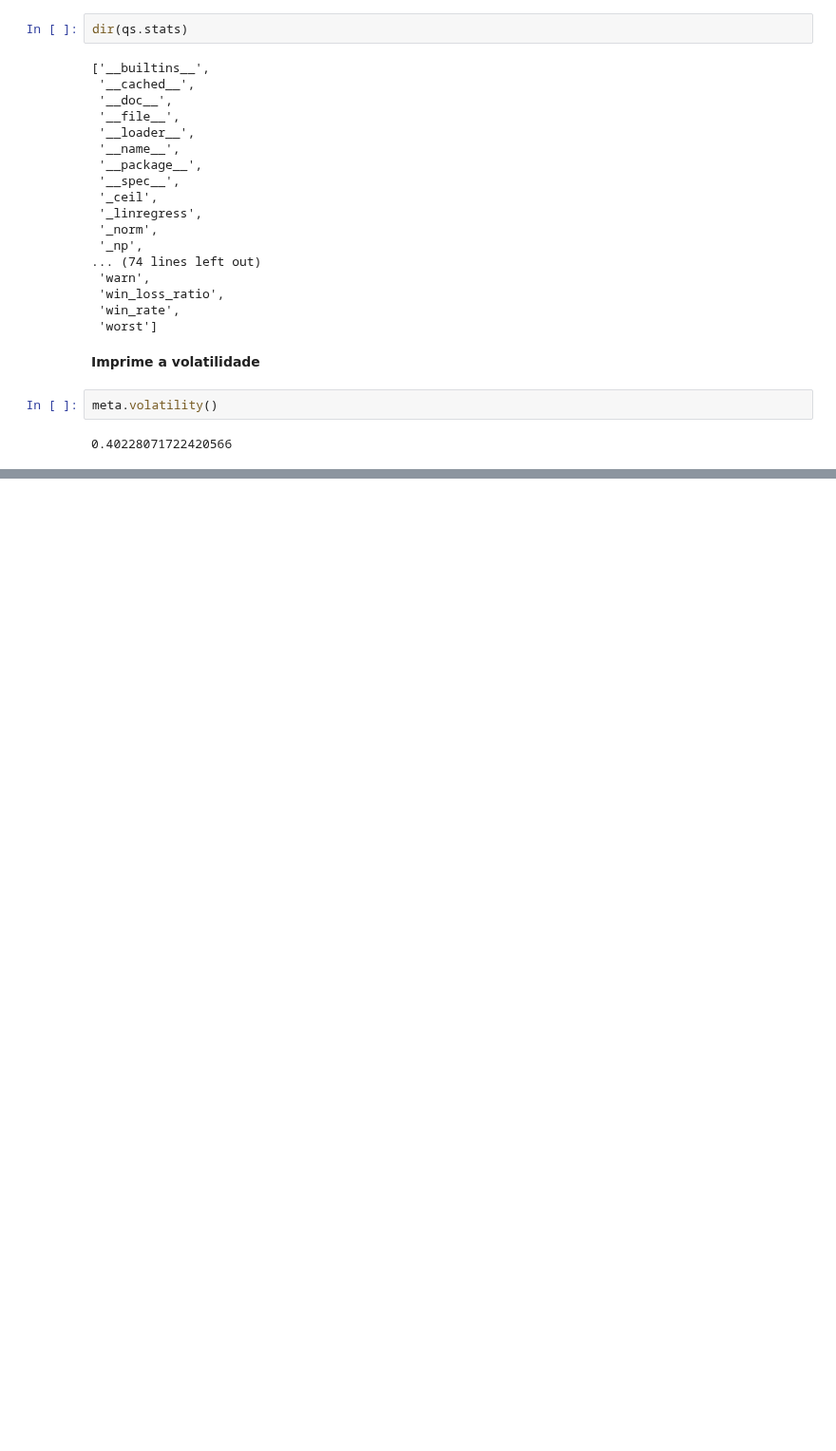
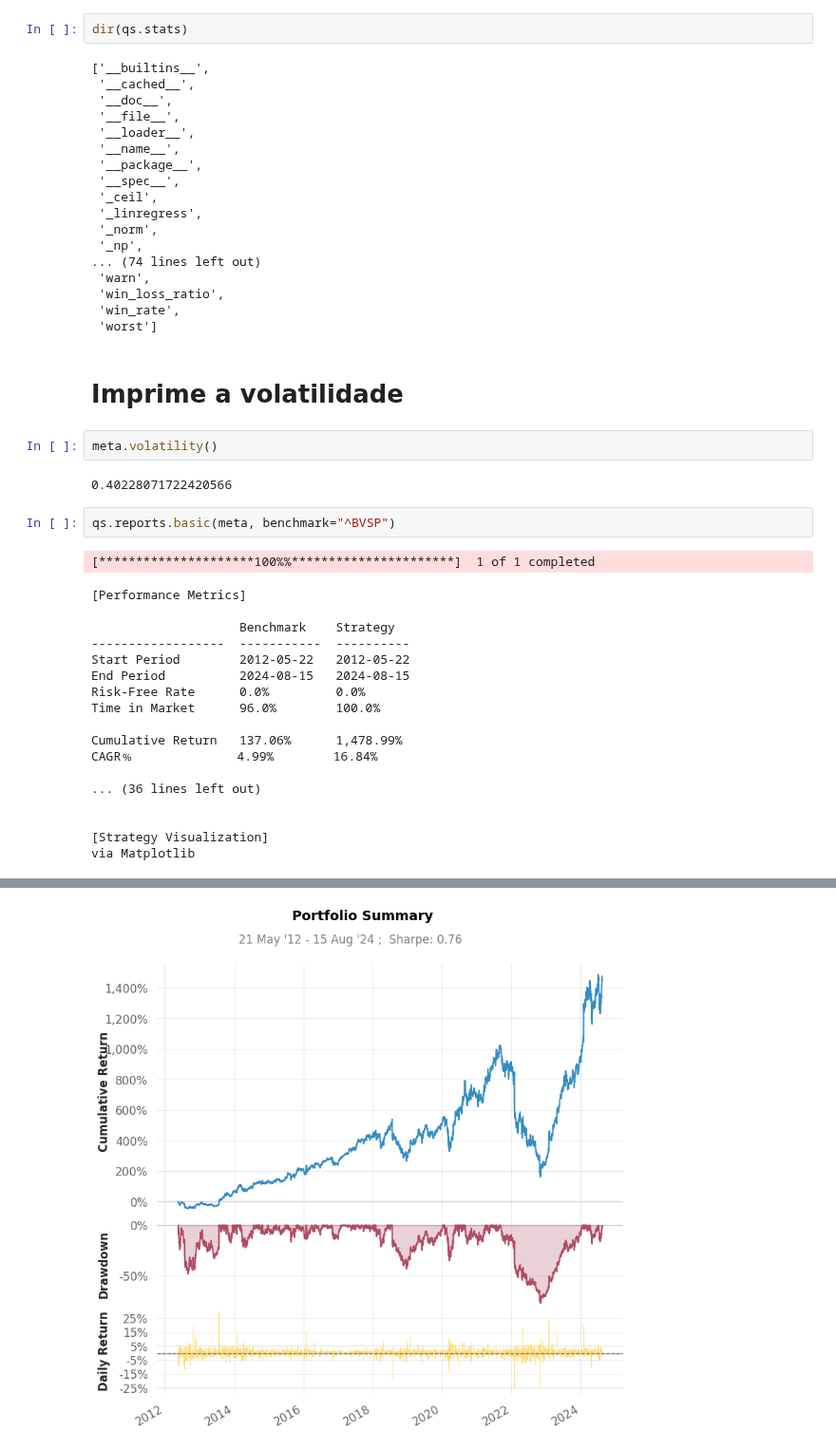
Before and after one commit to hada97/data_quant, a Jupyter notebook: data__bolsa_de_valores.ipynb, the cells around one changed output, grey strips where cells are left out. Shown at 95% size. Cells and saved outputs as stored; diff of their text form; blank space fills up the shorter version.

```diff
--- a/data__bolsa_de_valores.ipynb
+++ b/data__bolsa_de_valores.ipynb
@@ -191,8 +191,29 @@ dir(qs.stats)
  'win_rate',
  'worst']
 # %% [markdown]
-**Imprime a volatilidade**
+# **Imprime a volatilidade**
 # %%
 meta.volatility()
 # %% [output]
 0.40228071722420566
+# %%
+qs.reports.basic(meta, benchmark="^BVSP")
+# %% [output]
+[*********************100%%**********************]  1 of 1 completed
+[Performance Metrics]
+
+                    Benchmark    Strategy
+------------------  -----------  ----------
+Start Period        2012-05-22   2012-05-22
+End Period          2024-08-15   2024-08-15
+Risk-Free Rate      0.0%         0.0%
+Time in Market      96.0%        100.0%
+
+Cumulative Return   137.06%      1,478.99%
+CAGR﹪              4.99%        16.84%
+
+... (36 lines left out)
+
+
+[Strategy Visualization]
+via Matplotlib
@@ -198,0 +236 @@ meta.volatility()
+[figure, added]
```
Also changed, not shown: parts of 7 cells of this notebook.
